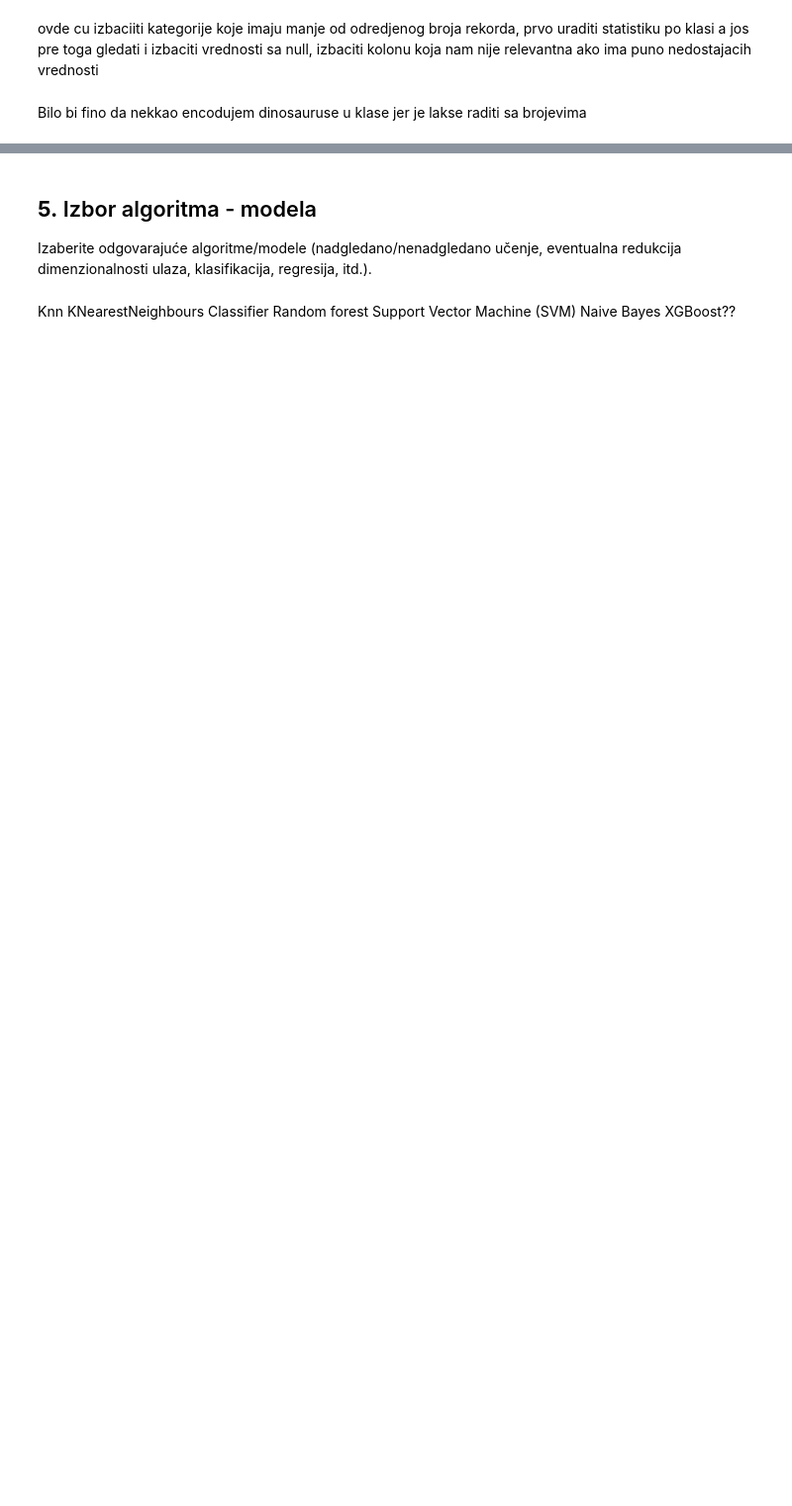
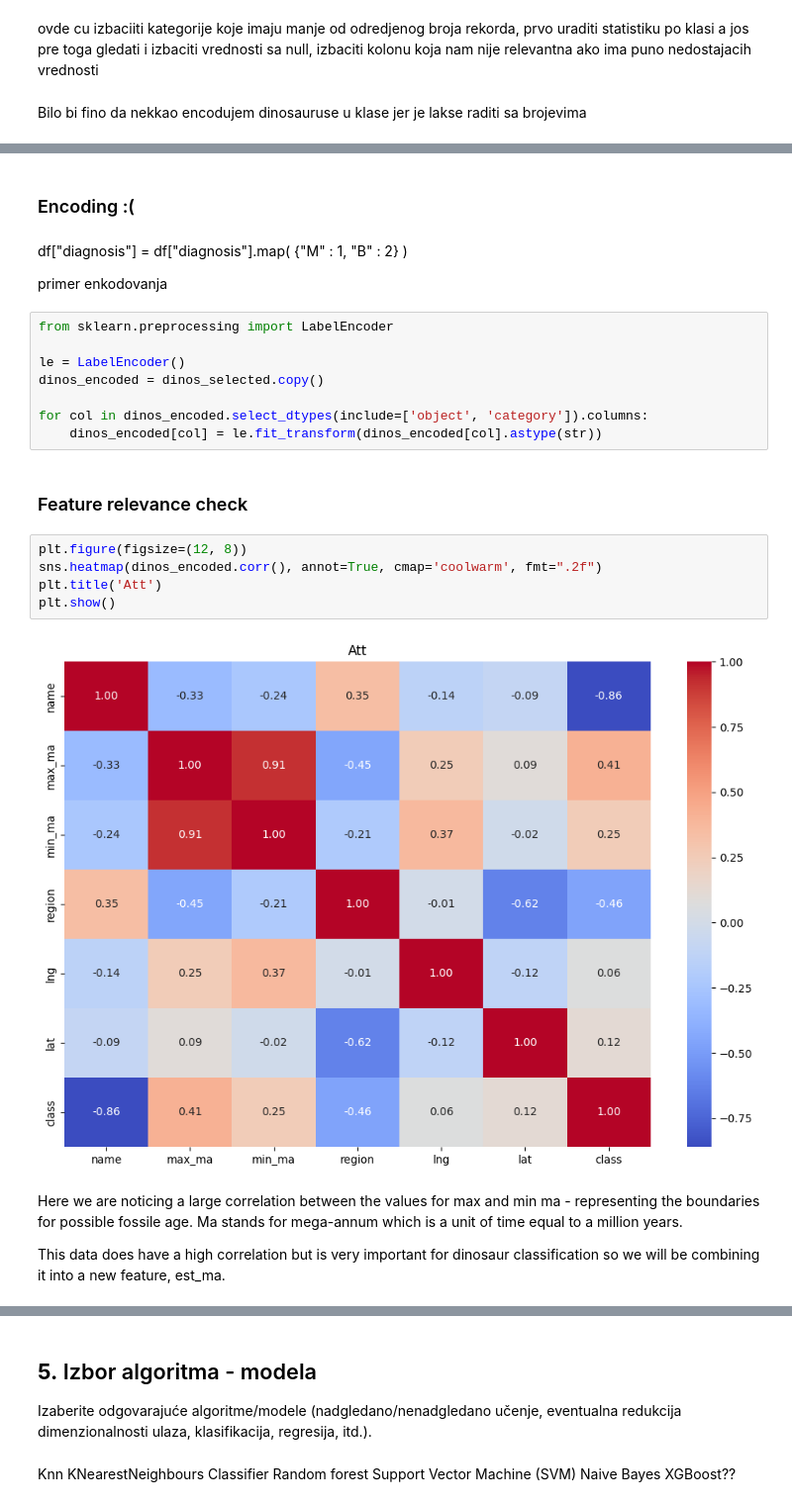
Before and after one commit to Nataliyay-Singidunum/vestacka-inteligencija, a Jupyter notebook: VI_septembar_1.ipynb, the cells around one changed output, grey strips where cells are left out. Shown at 99% size. Cells and saved outputs as stored; diff of their text form; blank space fills up the shorter version.

```diff
--- a/VI_septembar_1.ipynb
+++ b/VI_septembar_1.ipynb
@@ -411,0 +515,30 @@ Bilo bi fino da nekkao encodujem dinosauruse u klase jer je lakse raditi sa broj
+# %% [markdown]
+### Encoding :(
+# %% [markdown]
+df["diagnosis"] = df["diagnosis"].map(
+    {"M" : 1,
+     "B" : 2}
+)
+
+primer enkodovanja
+# %%
+from sklearn.preprocessing import LabelEncoder
+
+le = LabelEncoder()
+dinos_encoded = dinos_selected.copy()
+
+for col in dinos_encoded.select_dtypes(include=['object', 'category']).columns:
+    dinos_encoded[col] = le.fit_transform(dinos_encoded[col].astype(str))
+# %% [markdown]
+### Feature relevance check
+# %%
+plt.figure(figsize=(12, 8))
+sns.heatmap(dinos_encoded.corr(), annot=True, cmap='coolwarm', fmt=".2f")
+plt.title('Att')
+plt.show()
+# %% [output]
+[figure, added]
+# %% [markdown]
+Here we are noticing a large correlation between the values for max and min ma - representing the boundaries for possible fossile age. Ma stands for mega-annum which is a unit of time equal to a million years.
+
+This data does have a high correlation but is very important for dinosaur classification so we will be combining it into a new feature, est_ma.
```
Also changed, not shown: parts of 78 cells of this notebook.
